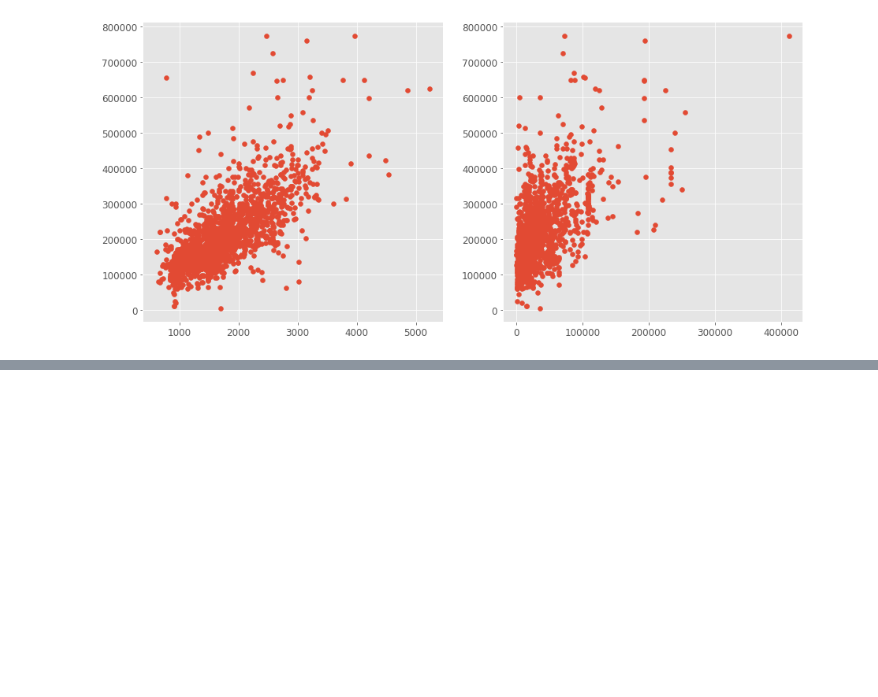
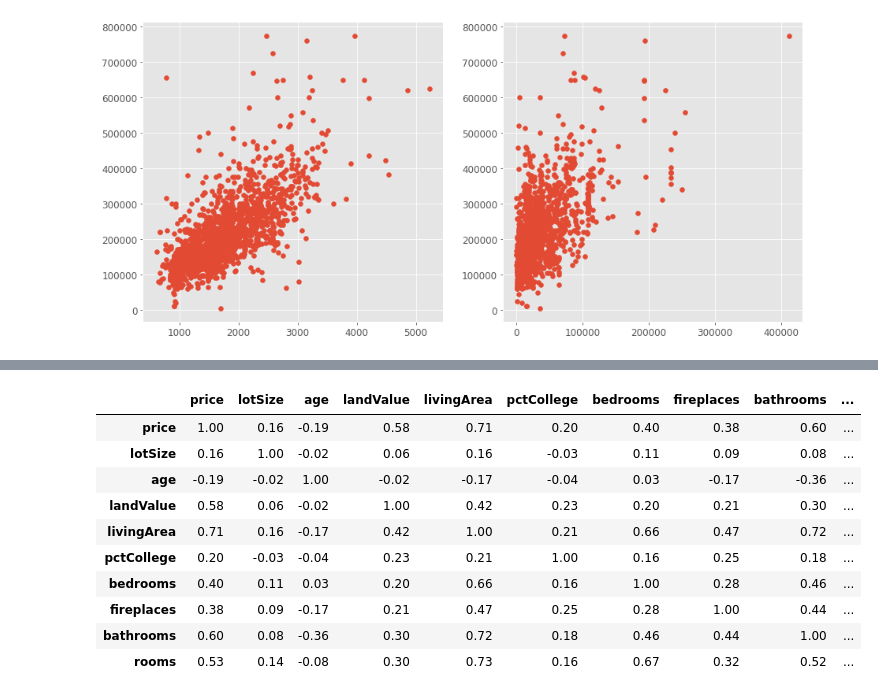
Before and after one commit to brainmentorspvtltd/MSIT_MachineLearning, a Jupyter notebook: HousesAnalysis.ipynb, the cells around one changed output, grey strips where cells are left out. Cells and saved outputs as stored; diff of their text form; code cells hidden in the pictures; blank space fills up the shorter version.

```diff
--- a/HousesAnalysis.ipynb
+++ b/HousesAnalysis.ipynb
@@ -238,0 +239,15 @@ fig, ax = plt.subplots(num=10, clear=True)
+# %%
+corr = dataset.corr()
+corr.style.background_gradient(cmap='autumn_r').set_precision(2)
+# %% [output]
+|  | price | lotSize | age | landValue | livingArea | pctCollege | bedrooms | fireplaces | bathrooms | ... |
+| price | 1.00 | 0.16 | -0.19 | 0.58 | 0.71 | 0.20 | 0.40 | 0.38 | 0.60 | ... |
+| lotSize | 0.16 | 1.00 | -0.02 | 0.06 | 0.16 | -0.03 | 0.11 | 0.09 | 0.08 | ... |
+| age | -0.19 | -0.02 | 1.00 | -0.02 | -0.17 | -0.04 | 0.03 | -0.17 | -0.36 | ... |
+| landValue | 0.58 | 0.06 | -0.02 | 1.00 | 0.42 | 0.23 | 0.20 | 0.21 | 0.30 | ... |
+| livingArea | 0.71 | 0.16 | -0.17 | 0.42 | 1.00 | 0.21 | 0.66 | 0.47 | 0.72 | ... |
+| pctCollege | 0.20 | -0.03 | -0.04 | 0.23 | 0.21 | 1.00 | 0.16 | 0.25 | 0.18 | ... |
+| bedrooms | 0.40 | 0.11 | 0.03 | 0.20 | 0.66 | 0.16 | 1.00 | 0.28 | 0.46 | ... |
+| fireplaces | 0.38 | 0.09 | -0.17 | 0.21 | 0.47 | 0.25 | 0.28 | 1.00 | 0.44 | ... |
+| bathrooms | 0.60 | 0.08 | -0.36 | 0.30 | 0.72 | 0.18 | 0.46 | 0.44 | 1.00 | ... |
+| rooms | 0.53 | 0.14 | -0.08 | 0.30 | 0.73 | 0.16 | 0.67 | 0.32 | 0.52 | ... |
```
Also changed, not shown: parts of 3 cells of this notebook, 4 other files.
